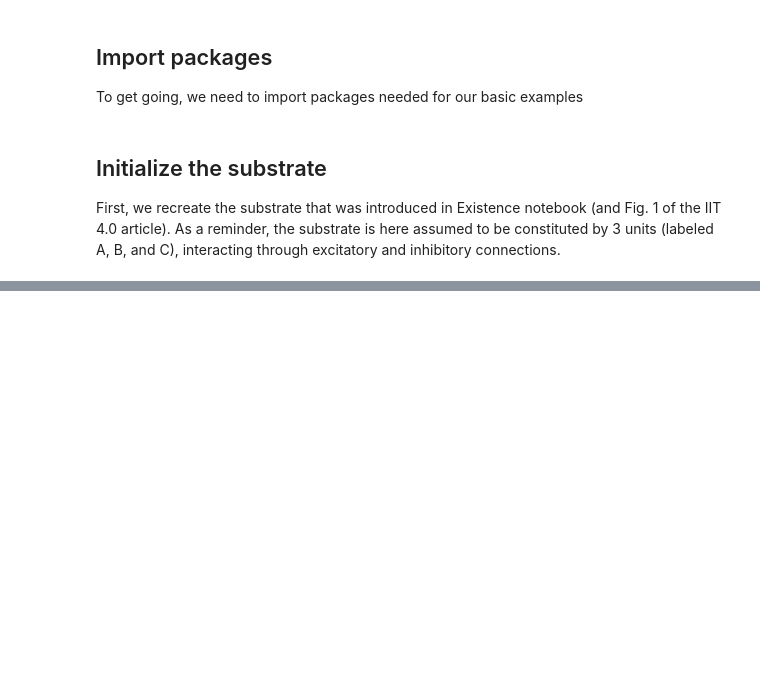
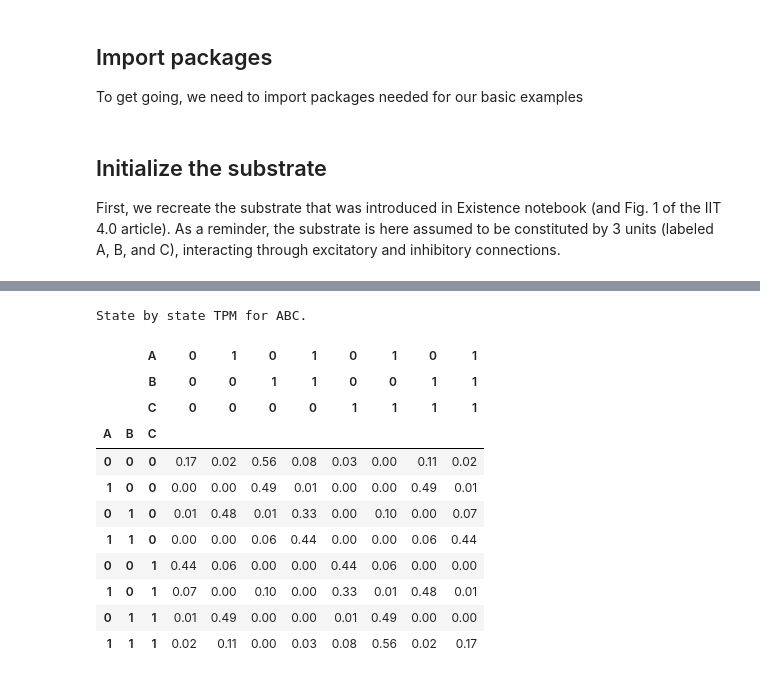
Before and after one commit to bjorneju/IIT_wiki_tutorial, a Jupyter notebook: notebooks/2_intrinsicality.ipynb, the cells around one changed output, grey strips where cells are left out. Saved outputs shown, nothing was run; the diff lists cells and outputs as text; code cells hidden in the pictures; blank space fills up the shorter version.

```diff
--- a/notebooks/2_intrinsicality.ipynb
+++ b/notebooks/2_intrinsicality.ipynb
@@ -36,7 +36,7 @@ connectivity = np.array(
 determinism = 4
 
 # build the network
-network = pyphi.network_generator.build_network(
+substrate = pyphi.network_generator.build_network(
     [pyphi.network_generator.ising.probability]*len(node_labels),
     connectivity,
     temperature=1/determinism,
@@ -72,2 +87,17 @@ So, we first need to find the TPM of the candidate substrate, AB, given that uni
 # %%
-# show how to isolate the candidate and visualize the results
+# remember the full (state-by-state) TPM of the substrate ABC
+viz.substrate_state_by_state(substrate)
+# %% [output]
+State by state TPM for ABC.
+|  |  | A | 0 | 1 | 0 | 1 | 0 | 1 | 0 | 1 |
+|  |  | B | 0 | 0 | 1 | 1 | 0 | 0 | 1 | 1 |
+|  |  | C | 0 | 0 | 0 | 0 | 1 | 1 | 1 | 1 |
+| A | B | C |  |  |  |  |  |  |  |  |
+| 0 | 0 | 0 | 0.17 | 0.02 | 0.56 | 0.08 | 0.03 | 0.00 | 0.11 | 0.02 |
+| 1 | 0 | 0 | 0.00 | 0.00 | 0.49 | 0.01 | 0.00 | 0.00 | 0.49 | 0.01 |
+| 0 | 1 | 0 | 0.01 | 0.48 | 0.01 | 0.33 | 0.00 | 0.10 | 0.00 | 0.07 |
+| 1 | 1 | 0 | 0.00 | 0.00 | 0.06 | 0.44 | 0.00 | 0.00 | 0.06 | 0.44 |
+| 0 | 0 | 1 | 0.44 | 0.06 | 0.00 | 0.00 | 0.44 | 0.06 | 0.00 | 0.00 |
+| 1 | 0 | 1 | 0.07 | 0.00 | 0.10 | 0.00 | 0.33 | 0.01 | 0.48 | 0.01 |
+| 0 | 1 | 1 | 0.01 | 0.49 | 0.00 | 0.00 | 0.01 | 0.49 | 0.00 | 0.00 |
+| 1 | 1 | 1 | 0.02 | 0.11 | 0.00 | 0.03 | 0.08 | 0.56 | 0.02 | 0.17 |
```
Also changed, not shown: parts of 19 cells of this notebook, 7 other files.
